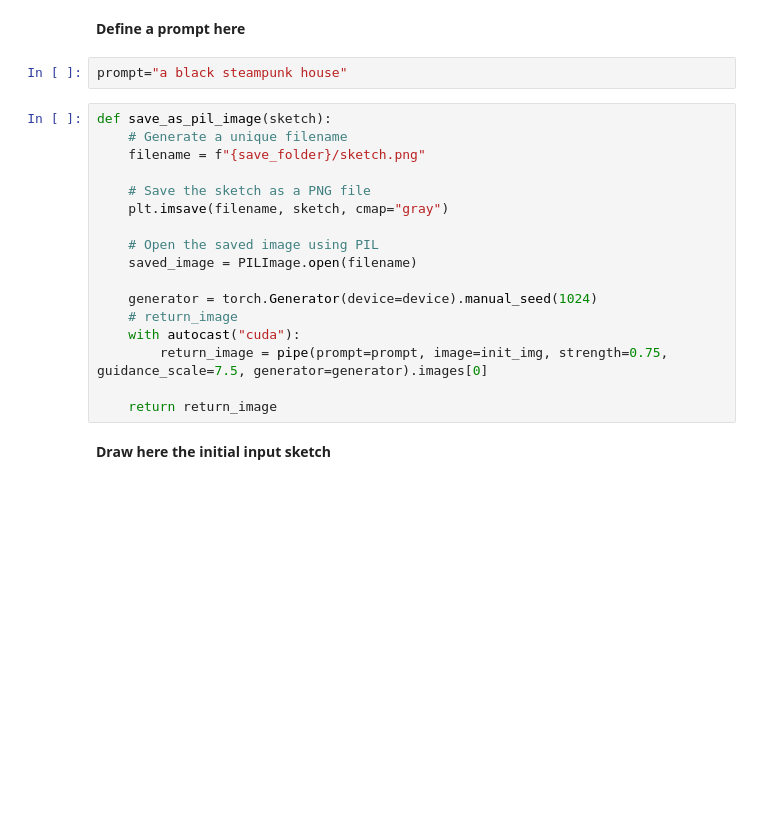
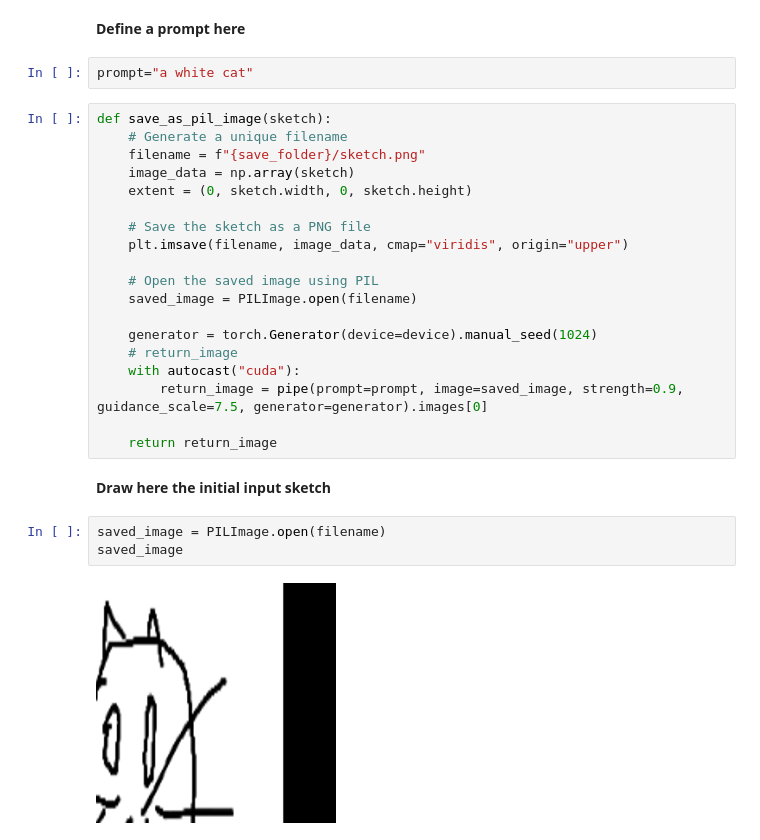
Before and after one commit to dorj222/sketch-enhancer, a Jupyter notebook: gradio_sketch_enhancer.ipynb, the cells around one changed output. Saved outputs shown, nothing was run; the diff lists cells and outputs as text; blank space fills up the shorter version.

```diff
--- a/gradio_sketch_enhancer.ipynb
+++ b/gradio_sketch_enhancer.ipynb
@@ -119,15 +113,17 @@ def sepia(sketch):
     display(Image(filename=filename))
 # %% [markdown]
 **Define a prompt here**
-# %%
-prompt="a black steampunk house"
+# %%
+prompt="a white cat"
 # %%
 def save_as_pil_image(sketch):
     # Generate a unique filename
     filename = f"{save_folder}/sketch.png"
+    image_data = np.array(sketch)
+    extent = (0, sketch.width, 0, sketch.height)
 
     # Save the sketch as a PNG file
-    plt.imsave(filename, sketch, cmap="gray")
+    plt.imsave(filename, image_data, cmap="viridis", origin="upper")
 
     # Open the saved image using PIL
     saved_image = PILImage.open(filename)
@@ -135,11 +131,16 @@ def save_as_pil_image(sketch):
     generator = torch.Generator(device=device).manual_seed(1024)
     # return_image
     with autocast("cuda"):
-        return_image = pipe(prompt=prompt, image=init_img, strength=0.75, guidance_scale=7.5, generator=generator).images[0]
+        return_image = pipe(prompt=prompt, image=saved_image, strength=0.9, guidance_scale=7.5, generator=generator).images[0]
 
     return return_image
 # %% [markdown]
 **Draw here the initial input sketch**
+# %%
+saved_image = PILImage.open(filename)
+saved_image
+# %% [output]
+[figure, added]
 # %%
 sp =gr.Paint(label="Draw Here", brush_radius=2, type="pil", shape=(240, 240))
 sepia_img = gr.Interface(fn=save_as_pil_image, inputs=sp, outputs="image", share=True).launch(debug=True);
```
Also changed, not shown: parts of 8 cells of this notebook.
